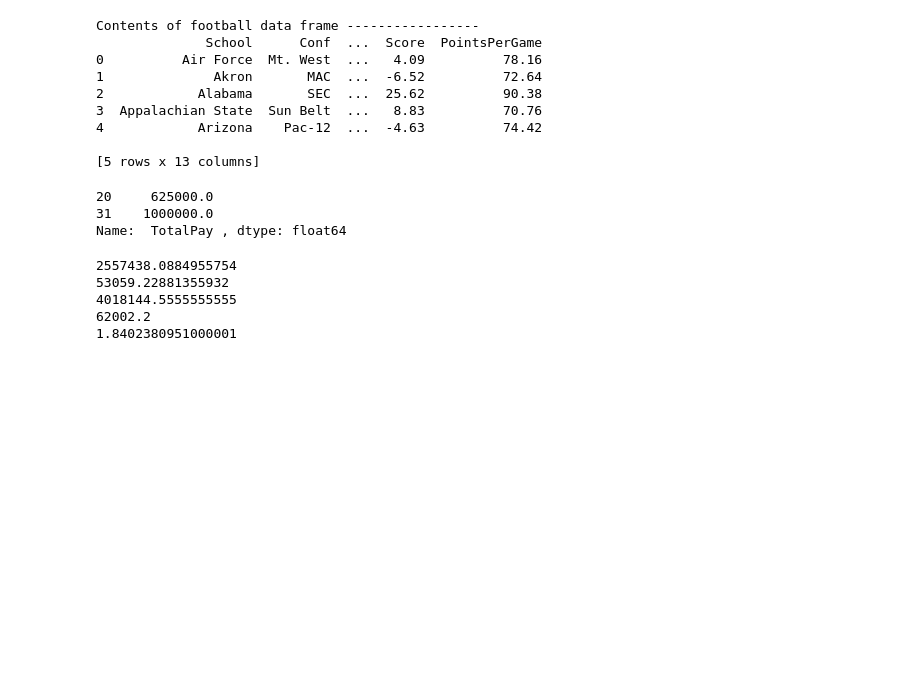
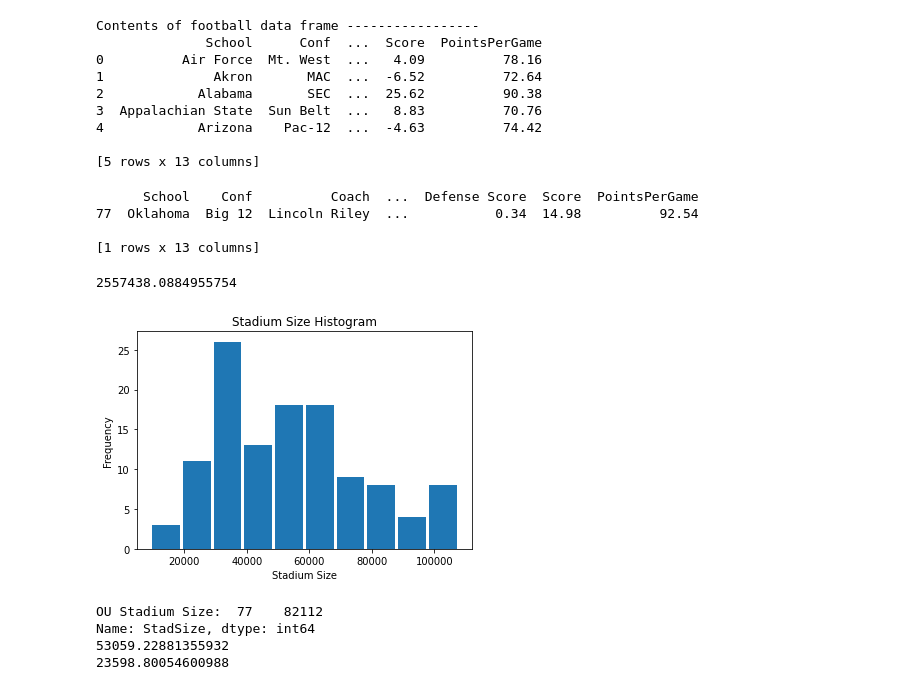
Before and after one commit to LaceySchley/DA5061_HW2, a Jupyter notebook: DSA5061HW2_Schley.ipynb, the cells around one changed output. Drawn from its saved outputs; the diff is of its cells as text; code cells hidden in the pictures; blank space fills up the shorter version.

```diff
--- a/DSA5061HW2_Schley.ipynb
+++ b/DSA5061HW2_Schley.ipynb
@@ -45,24 +47,33 @@ Pac12 = football[football['Conf'] == 'Pac-12']
 SEC = football[football['Conf'] == 'SEC']
 SunBelt = football[football['Conf'] == 'Sun Belt']
 
-salarydata = [AAC[' TotalPay '], ACC[' TotalPay '], BigTen[' TotalPay '], Big12[' TotalPay '], CUSA[' TotalPay '], Ind[' TotalPay '], MAC[' TotalPay '], MtWest[' TotalPay '], Pac12[' TotalPay '], SEC[' TotalPay '], SunBelt[' TotalPay ']]
+OU = football[football['School'] == 'Oklahoma']
+print(OU)
+
+salarydata = [AAC['TotalPay'], ACC['TotalPay'], BigTen['TotalPay'], Big12['TotalPay'], CUSA['TotalPay'], Ind['TotalPay'], MAC['TotalPay'], MtWest['TotalPay'], Pac12['TotalPay'], SEC['TotalPay'], SunBelt['TotalPay']]
 ordered_conf_names = (sorted(set(football['Conf']),reverse=False))
 ordered_team_names = (sorted(set(football['School']), reverse=False))
-print(salarydata[4])
 # %% [output]
-20     625000.0
-31    1000000.0
-Name:  TotalPay , dtype: float64
+      School    Conf          Coach  ...  Defense Score  Score  PointsPerGame
+77  Oklahoma  Big 12  Lincoln Riley  ...           0.34  14.98          92.54
+
+[1 rows x 13 columns]
-# %%
-print(np.mean(football[' TotalPay ']))
-print(np.mean(football[' StadSize ']))
-
-print(np.mean(Big12[' TotalPay ']))
-print(np.mean(Big12[' StadSize ']))
-print(np.mean(Big12[' Ratio ']))
-# %% [output]
-2557438.0884955754
-53059.22881355932
-4018144.5555555555
-62002.2
-1.8402380951000001
+# %%
+print(np.mean(football['TotalPay']))
+# %% [output]
+2557438.0884955754
+# %%
+plt.hist(football['StadSize'], density=False, stacked=False, rwidth=.9)
+plt.title("Stadium Size Histogram")
+plt.xlabel('Stadium Size')
+plt.ylabel('Frequency')
+plt.show()
+print("OU Stadium Size: ",OU['StadSize'])
+print(np.mean(football['StadSize']))
+print(np.std(football['StadSize']))
+# %% [output]
+[figure, added]
+OU Stadium Size:  77    82112
+Name: StadSize, dtype: int64
+53059.22881355932
+23598.80054600988
```
Also changed, not shown: parts of 20 cells of this notebook.
